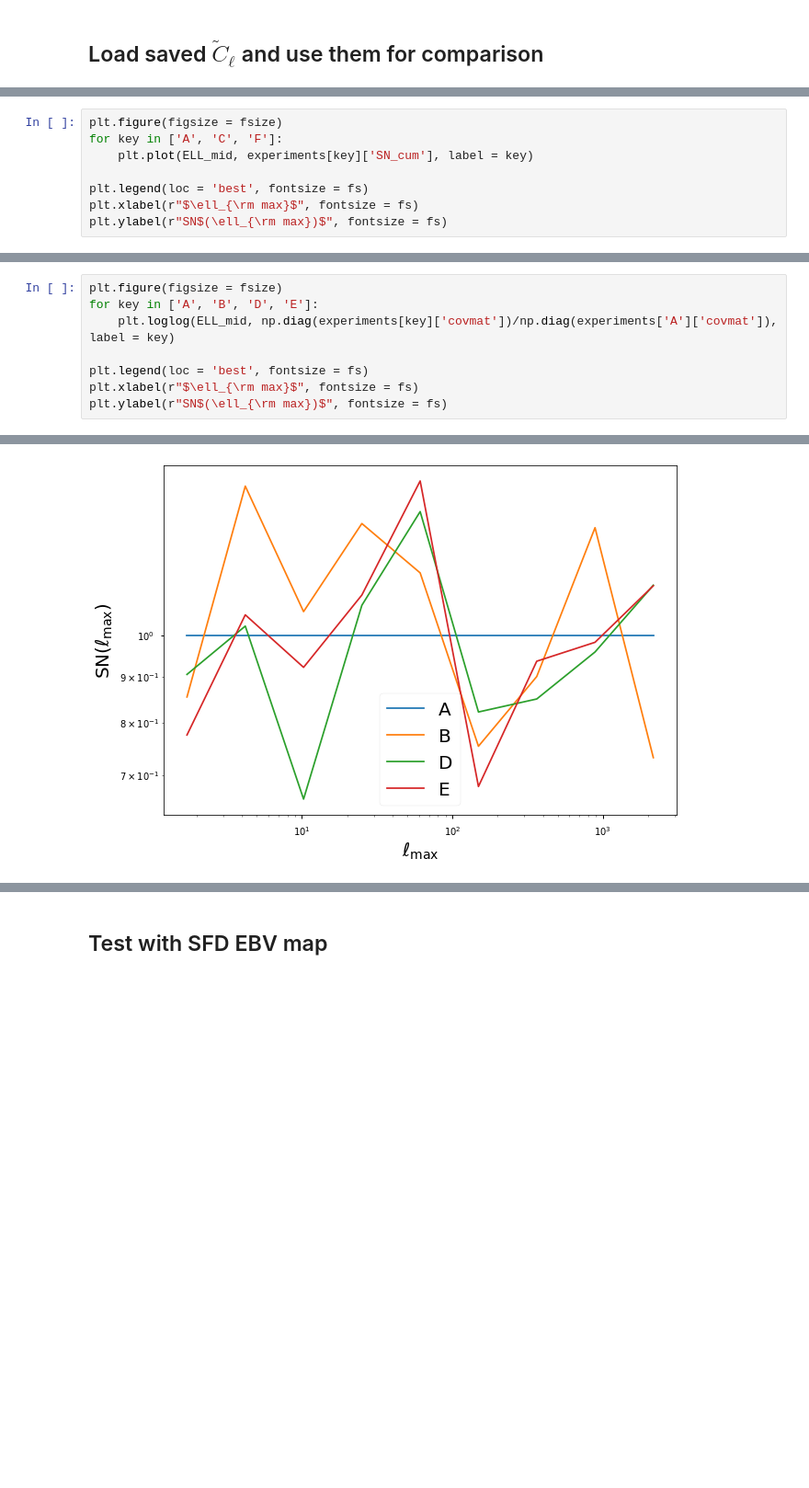
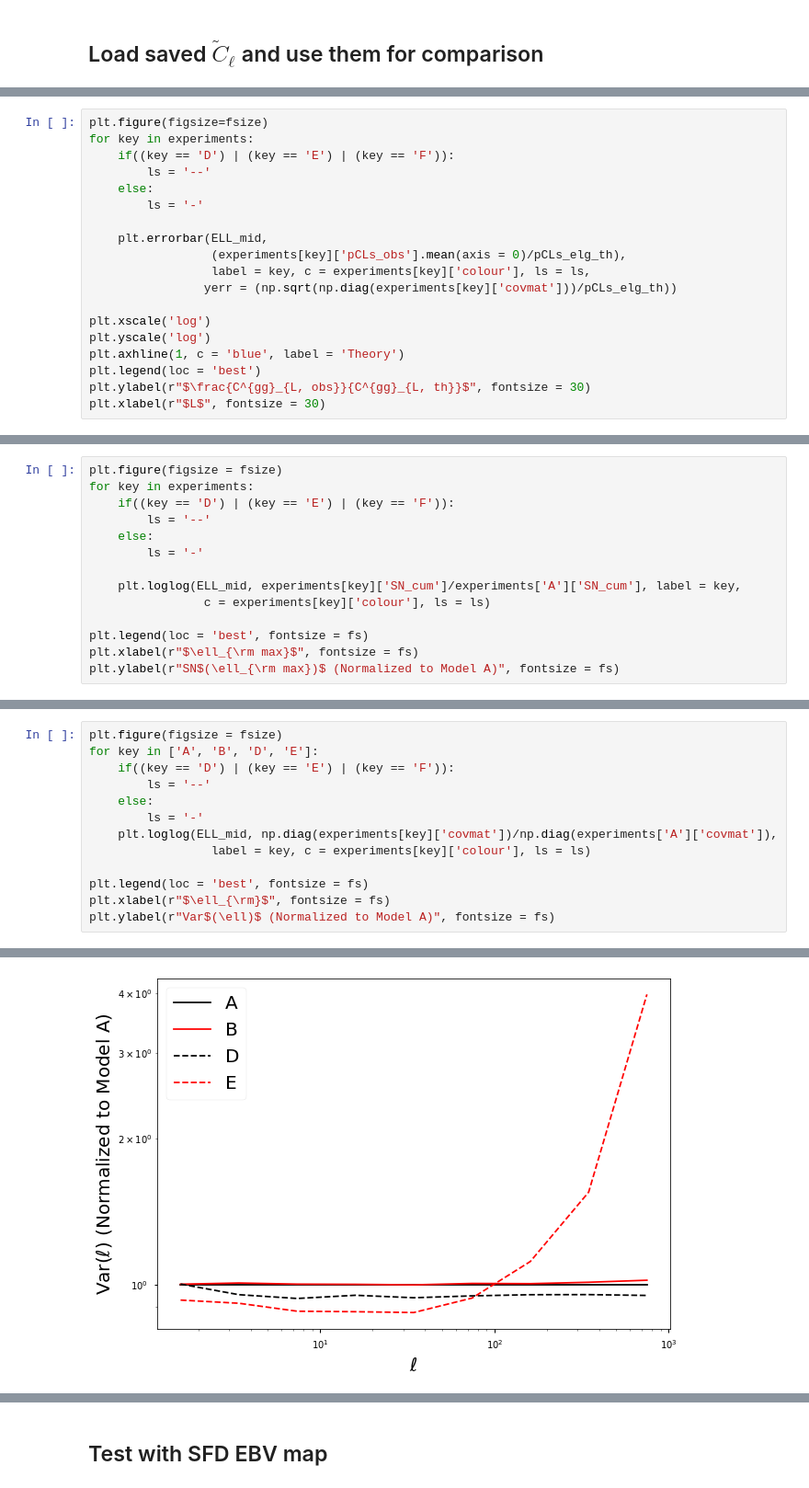
Before and after one commit to tanveerkarim/imaging-sys-covariance, a Jupyter notebook: notebooks/Cov_Matrix_Window.ipynb, the cells around one changed output, grey strips where cells are left out. Shown at 92% size. Drawn from its saved outputs; the diff is of its cells as text; blank space fills up the shorter version.

Commit message:
update plots

```diff
--- a/notebooks/Cov_Matrix_Window.ipynb
+++ b/notebooks/Cov_Matrix_Window.ipynb
@@ -843,0 +896,19 @@ for key in experiments:
+# %%
+plt.figure(figsize=fsize)
+for key in experiments:
+    if((key == 'D') | (key == 'E') | (key == 'F')):
+        ls = '--'
+    else:
+        ls = '-'
+
+    plt.errorbar(ELL_mid,
+                 (experiments[key]['pCLs_obs'].mean(axis = 0)/pCLs_elg_th),
+                 label = key, c = experiments[key]['colour'], ls = ls,
+                yerr = (np.sqrt(np.diag(experiments[key]['covmat']))/pCLs_elg_th))
+
+plt.xscale('log')
+plt.yscale('log')
+plt.axhline(1, c = 'blue', label = 'Theory')
+plt.legend(loc = 'best')
+plt.ylabel(r"$\frac{C^{gg}_{L, obs}}{C^{gg}_{L, th}}$", fontsize = 30)
+plt.xlabel(r"$L$", fontsize = 30)
@@ -844,9 +918,15 @@ for key in experiments:
 # %%
 plt.figure(figsize = fsize)
-for key in ['A', 'C', 'F']:
-    plt.plot(ELL_mid, experiments[key]['SN_cum'], label = key)
+for key in experiments:
+    if((key == 'D') | (key == 'E') | (key == 'F')):
+        ls = '--'
+    else:
+        ls = '-'
+
+    plt.loglog(ELL_mid, experiments[key]['SN_cum']/experiments['A']['SN_cum'], label = key,
+                c = experiments[key]['colour'], ls = ls)
 
 plt.legend(loc = 'best', fontsize = fs)
 plt.xlabel(r"$\ell_{\rm max}$", fontsize = fs)
-plt.ylabel(r"SN$(\ell_{\rm max})$", fontsize = fs)
+plt.ylabel(r"SN$(\ell_{\rm max})$ (Normalized to Model A)", fontsize = fs)
 # %% [output]
@@ -855,9 +935,14 @@ Text(0, 0.5, 'SN$(\\ell_{\\rm max})$')
 # %%
 plt.figure(figsize = fsize)
 for key in ['A', 'B', 'D', 'E']:
-    plt.loglog(ELL_mid, np.diag(experiments[key]['covmat'])/np.diag(experiments['A']['covmat']), label = key)
+    if((key == 'D') | (key == 'E') | (key == 'F')):
+        ls = '--'
+    else:
+        ls = '-'
+    plt.loglog(ELL_mid, np.diag(experiments[key]['covmat'])/np.diag(experiments['A']['covmat']),
+                 label = key, c = experiments[key]['colour'], ls = ls)
 
 plt.legend(loc = 'best', fontsize = fs)
-plt.xlabel(r"$\ell_{\rm max}$", fontsize = fs)
-plt.ylabel(r"SN$(\ell_{\rm max})$", fontsize = fs)
+plt.xlabel(r"$\ell_{\rm}$", fontsize = fs)
+plt.ylabel(r"Var$(\ell)$ (Normalized to Model A)", fontsize = fs)
 # %% [output]
@@ -865 +950 @@ Text(0, 0.5, 'SN$(\\ell_{\\rm max})$')
-[figure, old version]
+[figure, new version]
```
Also changed, not shown: parts of 54 cells of this notebook, 5 other files.
